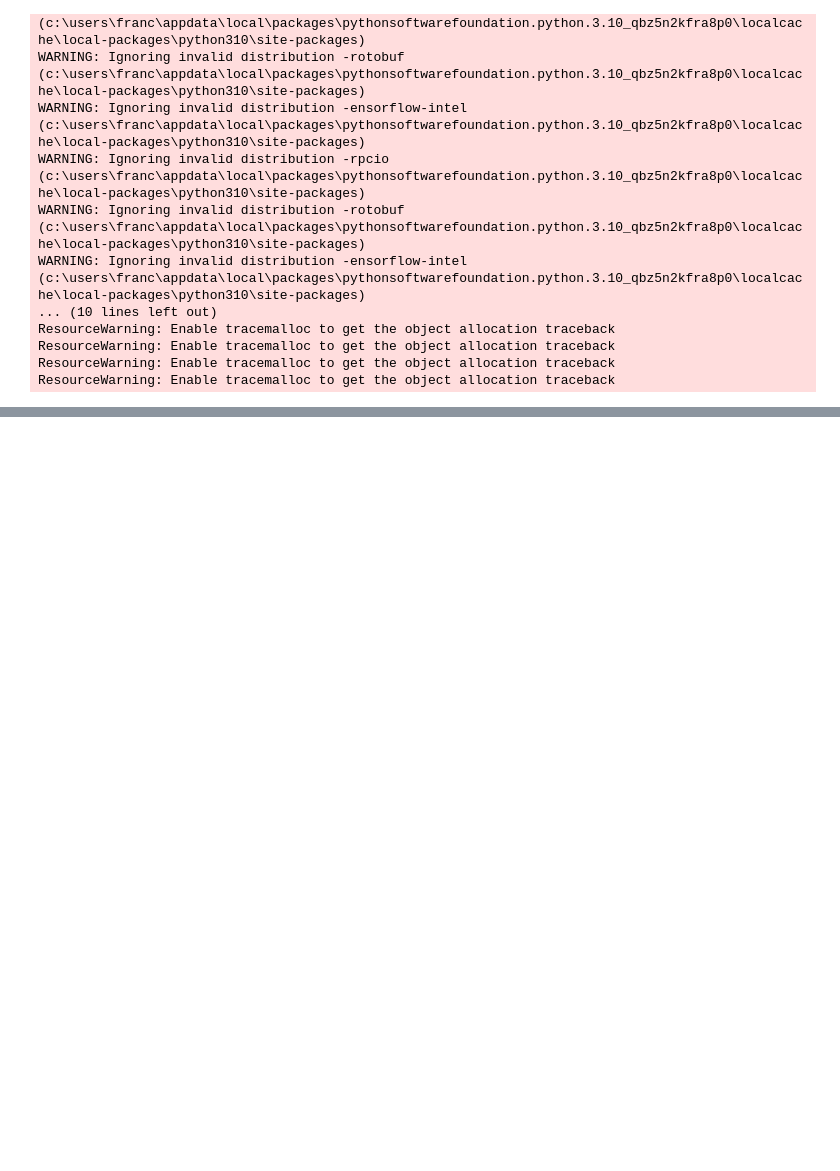
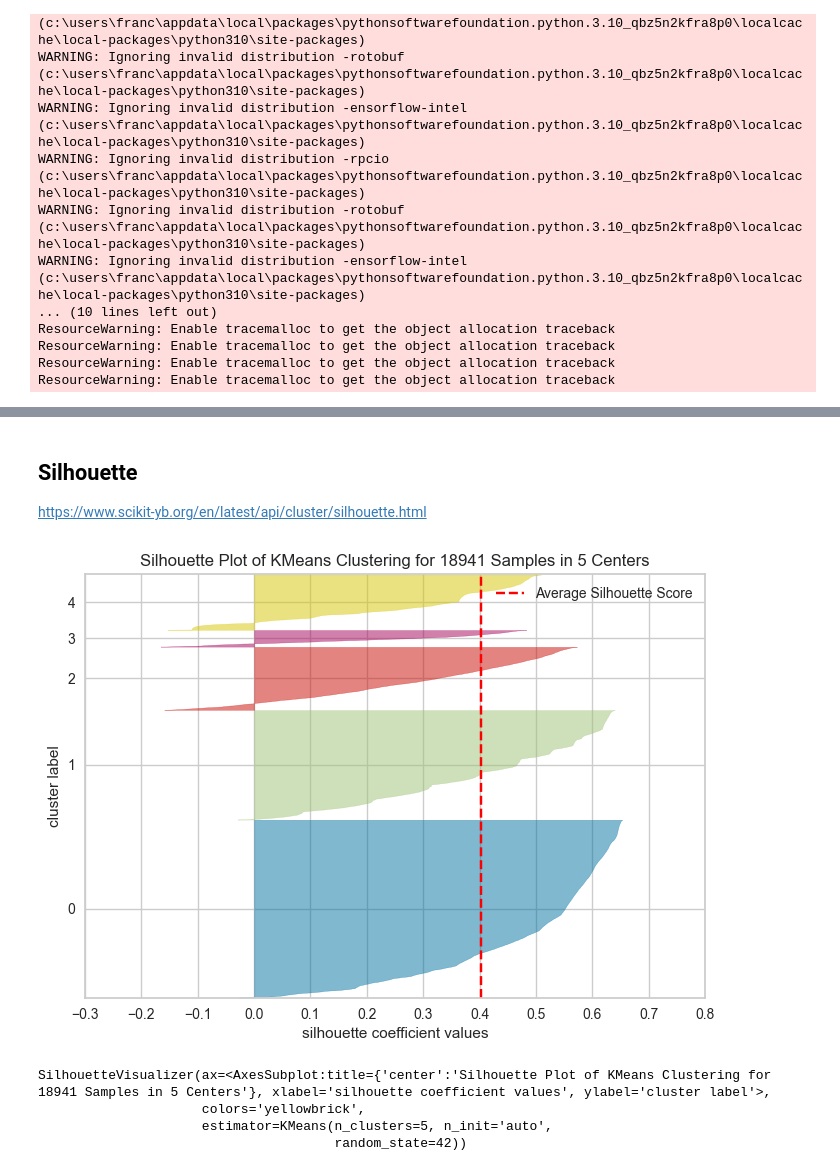
Before and after one commit to Franck-PepperLabs/pepper_automatic_product_classification_engine, a Jupyter notebook: notebooks/trashme.ipynb, the cells around one changed output, grey strips where cells are left out. Drawn from its saved outputs; the diff is of its cells as text; code cells hidden in the pictures; blank space fills up the shorter version.

```diff
--- a/notebooks/trashme.ipynb
+++ b/notebooks/trashme.ipynb
@@ -2071,0 +2198,24 @@ def get_embedding(text):
+# %% [markdown]
+## Silhouette
+
+https://www.scikit-yb.org/en/latest/api/cluster/silhouette.html
+# %%
+from sklearn.cluster import KMeans
+
+from yellowbrick.cluster import silhouette_visualizer
+from yellowbrick.datasets import load_credit
+
+# Load a clustering dataset
+X, y = load_credit()
+
+# Specify rows to cluster: under 40 y/o and have either graduate or university education
+X = X[(X['age'] <= 40) & (X['edu'].isin([1,2]))]
+
+# Use the quick method and immediately show the figure
+silhouette_visualizer(KMeans(5, n_init="auto", random_state=42), X, colors='yellowbrick')
+# %% [output]
+[figure, added]
+SilhouetteVisualizer(ax=<AxesSubplot:title={'center':'Silhouette Plot of KMeans Clustering for 18941 Samples in 5 Centers'}, xlabel='silhouette coefficient values', ylabel='cluster label'>,
+                     colors='yellowbrick',
+                     estimator=KMeans(n_clusters=5, n_init='auto',
+                                      random_state=42))
```
Also changed, not shown: parts of 39 cells of this notebook, 3 other files.
